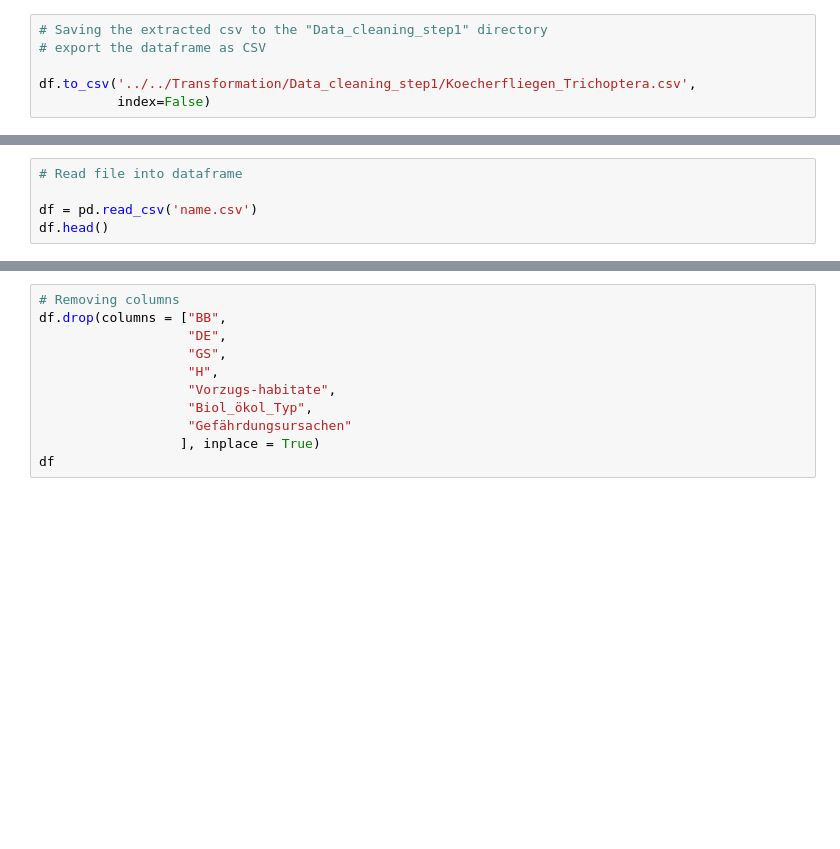
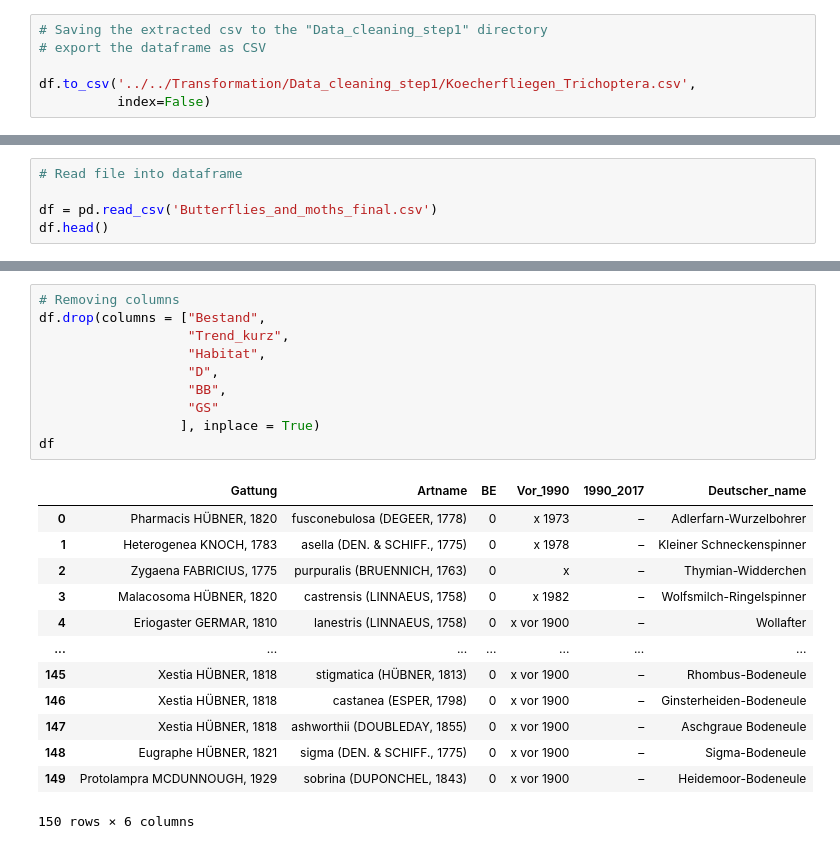
Before and after one commit to Zzzhenya/Berlin-red-list, a Jupyter notebook: Transformation/Raw_csv/Insecta.ipynb, the cells around one changed output, grey strips where cells are left out. Cells and saved outputs as stored; diff of their text form; blank space fills up the shorter version.

```diff
--- a/Transformation/Raw_csv/Insecta.ipynb
+++ b/Transformation/Raw_csv/Insecta.ipynb
@@ -2422,5 +2422,5 @@ df.to_csv('../../Transformation/Data_cleaning_step1/Koecherfliegen_Trichoptera.c
 # %%
 # Read file into dataframe
 
-df = pd.read_csv('name.csv')
+df = pd.read_csv('Butterflies_and_moths_final.csv')
 df.head()
@@ -2427,11 +2434,24 @@ df.head()
 # %%
 # Removing columns
-df.drop(columns = ["BB",
-                   "DE",
-                   "GS",
-                   "H",
-                   "Vorzugs-habitate",
-                   "Biol_ökol_Typ",
-                   "Gefährdungsursachen"
+df.drop(columns = ["Bestand",
+                   "Trend_kurz",
+                   "Habitat",
+                   "D",
+                   "BB",
+                   "GS"
                   ], inplace = True)
 df
+# %% [output]
+|  | Gattung | Artname | BE | Vor_1990 | 1990_2017 | Deutscher_name |
+| 0 | Pharmacis HÜBNER, 1820 | fusconebulosa (DEGEER, 1778) | 0 | x 1973 | – | Adlerfarn-Wurzelbohrer |
+| 1 | Heterogenea KNOCH, 1783 | asella (DEN. & SCHIFF., 1775) | 0 | x 1978 | – | Kleiner Schneckenspinner |
+| 2 | Zygaena FABRICIUS, 1775 | purpuralis (BRUENNICH, 1763) | 0 | x | – | Thymian-Widderchen |
+| 3 | Malacosoma HÜBNER, 1820 | castrensis (LINNAEUS, 1758) | 0 | x 1982 | – | Wolfsmilch-Ringelspinner |
+| 4 | Eriogaster GERMAR, 1810 | lanestris (LINNAEUS, 1758) | 0 | x vor 1900 | – | Wollafter |
+| ... | ... | ... | ... | ... | ... | ... |
+| 145 | Xestia HÜBNER, 1818 | stigmatica (HÜBNER, 1813) | 0 | x vor 1900 | – | Rhombus-Bodeneule |
+| 146 | Xestia HÜBNER, 1818 | castanea (ESPER, 1798) | 0 | x vor 1900 | – | Ginsterheiden-Bodeneule |
+| 147 | Xestia HÜBNER, 1818 | ashworthii (DOUBLEDAY, 1855) | 0 | x vor 1900 | – | Aschgraue Bodeneule |
+| 148 | Eugraphe HÜBNER, 1821 | sigma (DEN. & SCHIFF., 1775) | 0 | x vor 1900 | – | Sigma-Bodeneule |
+| 149 | Protolampra MCDUNNOUGH, 1929 | sobrina (DUPONCHEL, 1843) | 0 | x vor 1900 | – | Heidemoor-Bodeneule |
+150 rows × 6 columns
```
Also changed, not shown: parts of 29 cells of this notebook.
